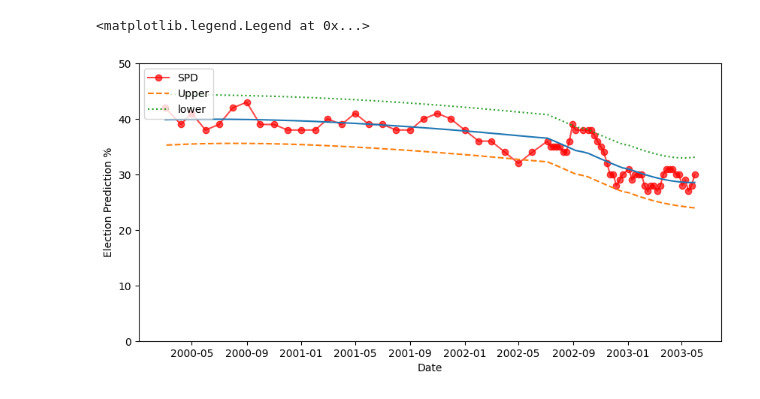
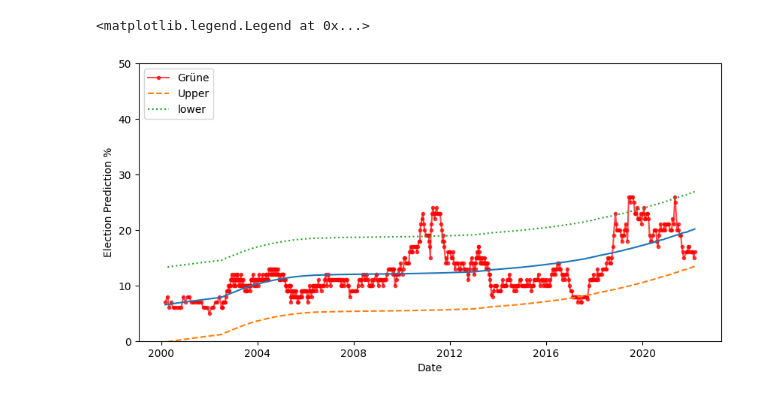
Before and after one commit to schokoblume/Data-Literacy, a Jupyter notebook: Analysis/Regression_with_Confidence_Interval.ipynb, the cells around one changed output. Cells and saved outputs as stored; diff of their text form; code cells hidden in the pictures.

Commit message:
split it in train/test data, check the difference between test pred and actuals

```diff
--- a/Analysis/Regression_with_Confidence_Interval.ipynb
+++ b/Analysis/Regression_with_Confidence_Interval.ipynb
@@ -33,0 +24,21 @@ xp = polynomial_features.fit_transform(x)
+# %%
+# party to analyse
+party = 'Grüne'
+# %%
+# Iraq war
+#this_df = df[(df['date'].dt.year >= 2002) & (df['date'].dt.year <= 2004)]
+
+# ukraine war
+this_df = df[(df['date'].dt.year >= 2022)]
+
+high_values = this_df[this_df['standardized_war_articles'] >= 0.2]
+first = high_values['date'].iloc[-1]
+last = high_values['date'].iloc[0]
+# %%
+# training
+data_before_war = df[(df['date'] <= first) & (~df[party].isna())]
+X_train = data_before_war.index.values.reshape(-1,1)
+
+polynomial_features= PolynomialFeatures(degree=3)
+X_train_poly = polynomial_features.fit_transform(X_train)
+y_train = data_before_war[party]
@@ -34,3 +53,3 @@ xp = polynomial_features.fit_transform(x)
 # %%
-model = sm.OLS(y, xp).fit()
-ypred = model.predict(xp)
+model = sm.OLS(y_train, X_train_poly).fit()
+y_train_pred = model.predict(X_train_poly)
@@ -74,17 +70,18 @@ strong multicollinearity or other numerical problems.
 # %%
+# plot with confidence interval
 from statsmodels.sandbox.regression.predstd import wls_prediction_std
 _, upper,lower = wls_prediction_std(model)
 
 fig, ax1 = plt.subplots()
 fig.set_figwidth(10)
 ax1.set_ylim([0, 50])
 ax1.set_xlabel('Date')
 ax1.set_ylabel('Election Prediction %')
-ax1.plot(data_war['date'], data_war['SPD'], marker='o', linestyle='-',label='SPD', color='red', alpha=0.7)
-ax1.plot(data_war['date'],ypred)
-ax1.plot(data_war['date'],upper,'--',label="Upper") # confid. intrvl
-ax1.plot(data_war['date'],lower,':',label="lower")
+ax1.plot(data_before_war['date'], data_before_war[party], marker='.', linestyle='-',label=party, color='red', alpha=0.7)
+ax1.plot(data_before_war['date'],y_train_pred)
+ax1.plot(data_before_war['date'],upper,'--',label="Upper") # confid. intrvl
+ax1.plot(data_before_war['date'],lower,':',label="lower")
 ax1.legend(loc='upper left')
 # %% [output]
 <matplotlib.legend.Legend at 0x...>
-[figure, old version]
+[figure, new version]
```
Also changed, not shown: parts of 9 cells of this notebook.
